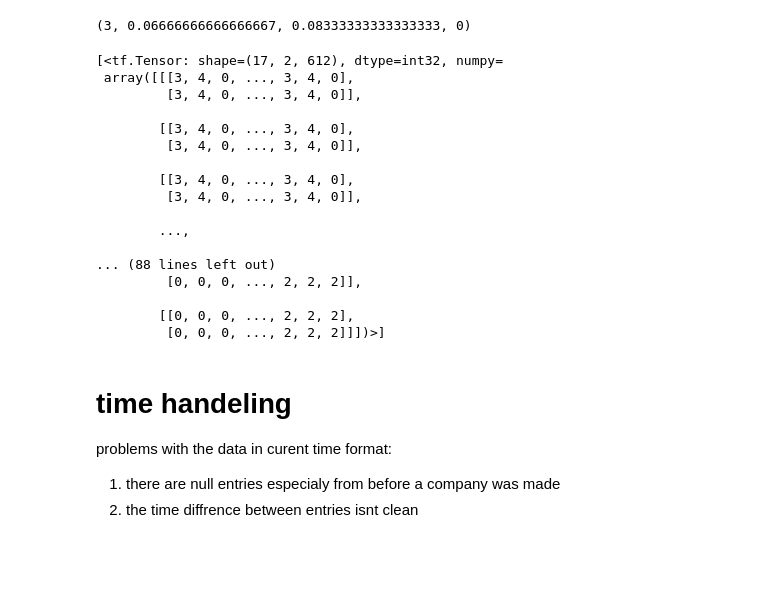
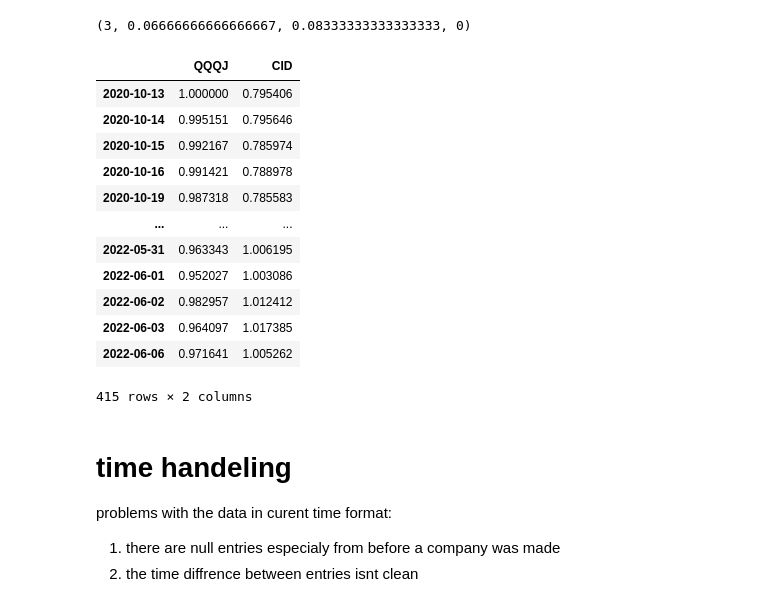
Before and after one commit to nevakrien/stock-bot, a Jupyter notebook: data handeling.ipynb, the cells around one changed output. Drawn from its saved outputs; the diff is of its cells as text; code cells hidden in the pictures; blank space fills up the shorter version.

```diff
--- a/data handeling.ipynb
+++ b/data handeling.ipynb
@@ -278,31 +285,41 @@ def time_encode(a):
 time_encode(data_df.index[0])
 # %% [output]
 (3, 0.06666666666666667, 0.08333333333333333, 0)
-# %%
-def time_tensors(a):
-    x=thread_distribute(a,lambda x:time_encode(x.index),2)
-    x=[thread_distribute(x,lambda x: x[i],2) for i in range(4)]
-    return [tf.constant(x) for x in x]
-
-time_tensors(a)
-# %% [output]
-[<tf.Tensor: shape=(17, 2, 612), dtype=int32, numpy=
- array([[[3, 4, 0, ..., 3, 4, 0],
-         [3, 4, 0, ..., 3, 4, 0]],
-
-        [[3, 4, 0, ..., 3, 4, 0],
-         [3, 4, 0, ..., 3, 4, 0]],
-
-        [[3, 4, 0, ..., 3, 4, 0],
-         [3, 4, 0, ..., 3, 4, 0]],
-
-        ...,
-
-... (88 lines left out)
-         [0, 0, 0, ..., 2, 2, 2]],
-
-        [[0, 0, 0, ..., 2, 2, 2],
-         [0, 0, 0, ..., 2, 2, 2]]])>]
+# %%
+def choose_stocks_df(x,data_df=train_df):
+    a=look(ticker_list)
+    a=tf.one_hot(a,len(ticker_list)+1)
+    a=a@ticker_model.weights[0]
+    #a=ticker_model(ticker_list)
+    b=look(x)
+    b=tf.one_hot(b,len(ticker_list)+1)
+    b=b@ticker_model.weights[0]
+
+    b=b@tf.transpose(a)
+    b=tf.nn.top_k(b,NUM_STOCKS)
+
+
+    tickers=inv_look([list(x) for x in b[1].numpy()]).numpy().astype('U13')
+
+
+    return [pd.DataFrame([data_df[x] for x in sub]).transpose().dropna() for sub in tickers]
+
+v=choose_stocks_df(exmple)
+v[0]
+# %% [output]
+|  | QQQJ | CID |
+| 2020-10-13 | 1.000000 | 0.795406 |
+| 2020-10-14 | 0.995151 | 0.795646 |
+| 2020-10-15 | 0.992167 | 0.785974 |
+| 2020-10-16 | 0.991421 | 0.788978 |
+| 2020-10-19 | 0.987318 | 0.785583 |
+| ... | ... | ... |
+| 2022-05-31 | 0.963343 | 1.006195 |
+| 2022-06-01 | 0.952027 | 1.003086 |
+| 2022-06-02 | 0.982957 | 1.012412 |
+| 2022-06-03 | 0.964097 | 1.017385 |
+| 2022-06-06 | 0.971641 | 1.005262 |
+415 rows × 2 columns
 # %% [markdown]
 # time handeling
 
```
Also changed, not shown: parts of 58 cells of this notebook.
